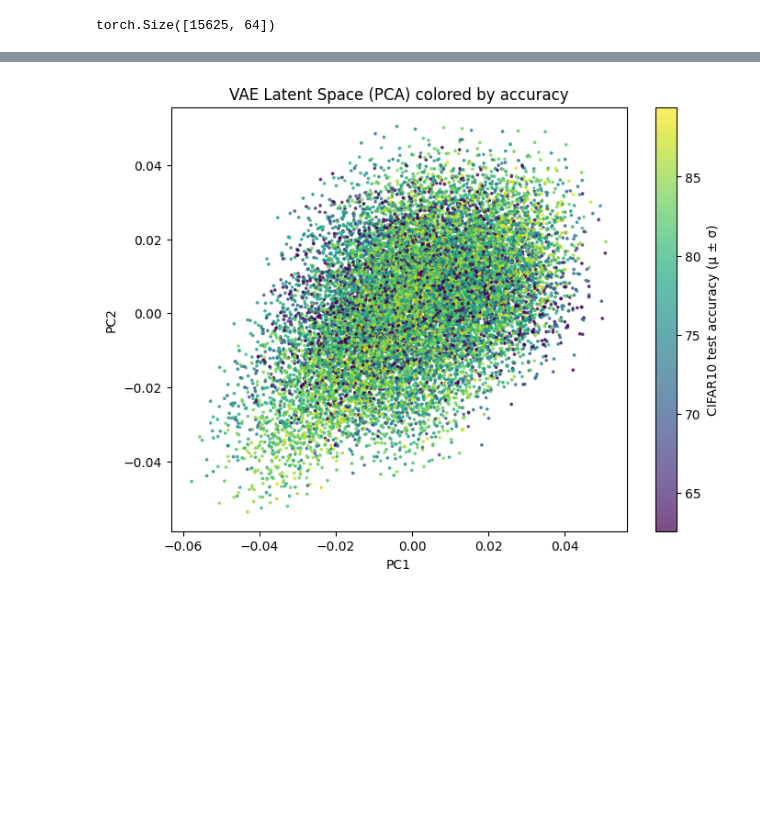
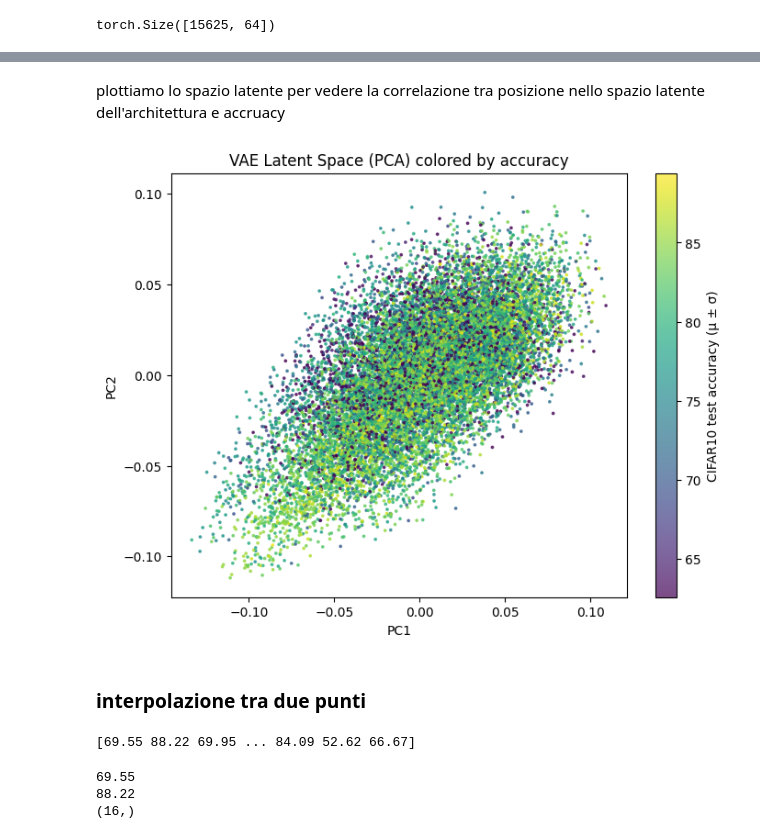
Before and after one commit to mvrmoris/Deep-Learning-Project, a Jupyter notebook: data_inspection.ipynb, the cells around one changed output, grey strips where cells are left out. Drawn from its saved outputs; the diff is of its cells as text; code cells hidden in the pictures; blank space fills up the shorter version.

```diff
--- a/data_inspection.ipynb
+++ b/data_inspection.ipynb
@@ -311,7 +317,7 @@ for epoch in range(epochs):
         # forward
         recon, mu, logvar = model(x)
 
-        loss = vae_loss(recon, x, mu, logvar,beta=1.5)
+        loss = vae_loss(recon, x, mu, logvar,beta=1.3)
 
         # backward
         optimizer.zero_grad()
@@ -359,50 +363,60 @@ z_2d = pca.fit_transform(z)
 # %%
 acc = np.zeros(len(api))
 for i in range(len(api)):
-    acc[i] = api.get_more_info(i, dataset='cifar100')['test-accuracy']
+    acc[i] = api.get_more_info(i, dataset='cifar10')['test-accuracy']
+# %% [markdown]
+plottiamo lo spazio latente per vedere la correlazione tra posizione nello spazio latente dell'architettura e accruacy
 # %%
-
-# ----------------------------
-# 1. ESTRAI ACCURACY
-# ----------------------------
-acc = np.zeros(len(api))
-
-for i in range(len(api)):
-    acc[i] = api.get_more_info(i, dataset='cifar10')['test-accuracy']
 
 acc = np.array(acc)
 
-# ----------------------------
-# 2. STATISTICHE
-# ----------------------------
 mu = np.mean(acc)
 std = np.std(acc)
 
 vmin = mu - std
 vmax = mu + std
 
 # ----------------------------
 # 4. PLOT
 # ----------------------------
 plt.figure(figsize=(8,6))
 
 sc = plt.scatter(
     z[:, 0],
     z[:, 1],
     c=acc,
     cmap='viridis',
     s=3,
     alpha=0.7,
     vmin=vmin,
     vmax=vmax
 )
 
 plt.colorbar(sc, label="CIFAR10 test accuracy (μ ± σ)")
 
 plt.title("VAE Latent Space (PCA) colored by accuracy")
 plt.xlabel("PC1")
 plt.ylabel("PC2")
 
 plt.show()
 # %% [output]
-[figure, old version]
+[figure, new version]
+# %% [markdown]
+### interpolazione tra due punti
+# %%
+print(acc)
+# %% [output]
+[69.55 88.22 69.95 ... 84.09 52.62 66.67]
+# %%
+#interpolazione tra due punto dello spazio latente per ottenere idealmente un punto in mezzo con accuracy a metà
+z_worst = z[-2]
+z_best  = z[1]
+
+print(acc[0])
+print(acc[1])
+
+print(z_worst.shape)
+# %% [output]
+69.55
+88.22
+(16,)
```
Also changed, not shown: parts of 25 cells of this notebook.
